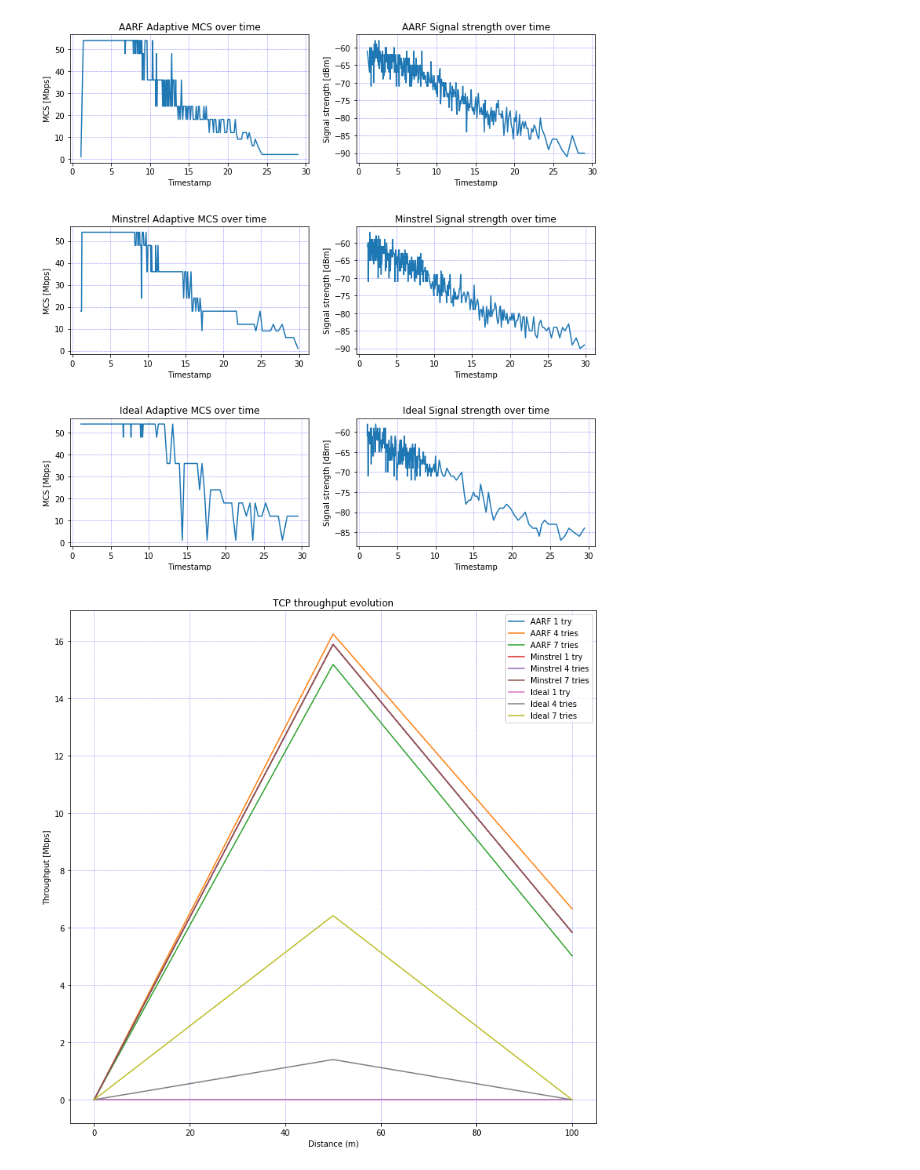
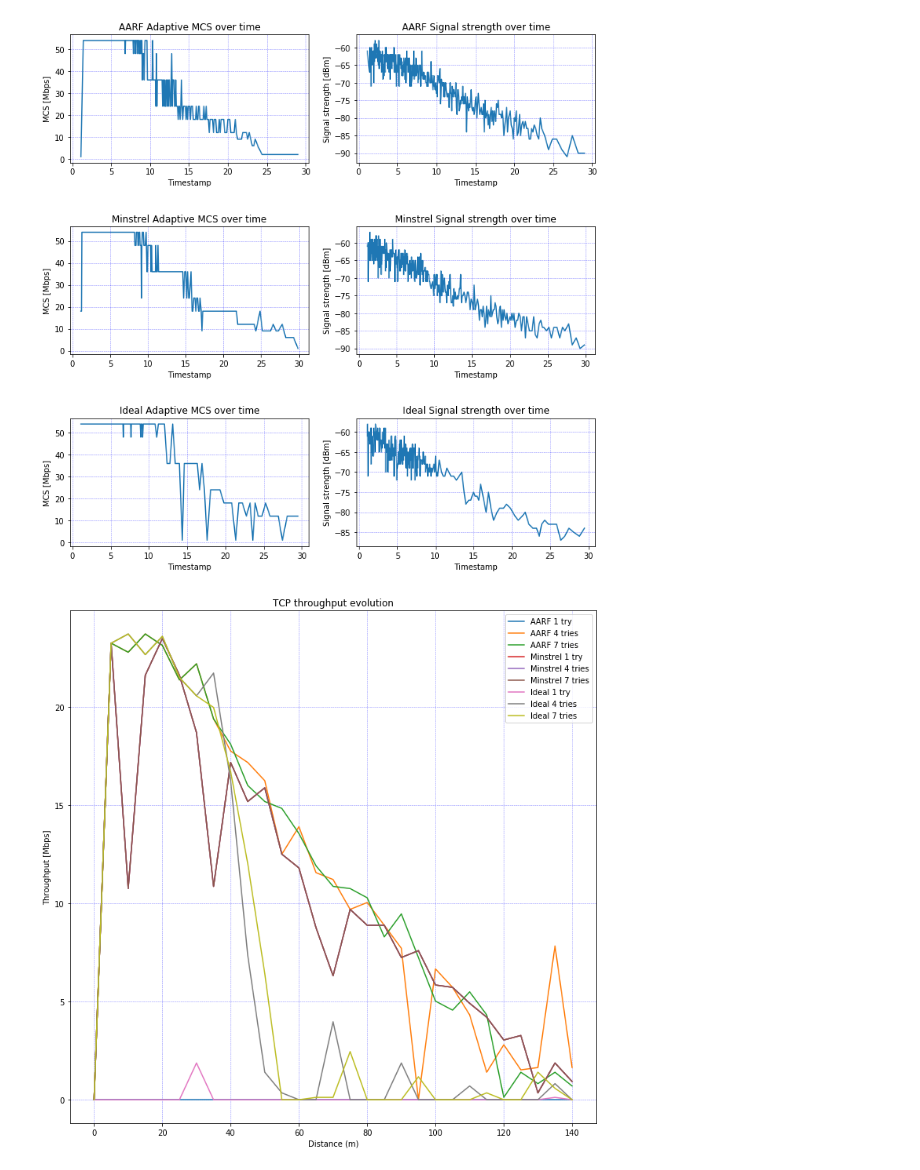
Before and after one commit to isrm-lab/ns3-lab-solutions, a Jupyter notebook: lab6/lab6.ipynb, the cells around one changed output. Drawn from its saved outputs; the diff is of its cells as text; code cells hidden in the pictures.

```diff
--- a/lab6/lab6.ipynb
+++ b/lab6/lab6.ipynb
@@ -159,41 +159,41 @@ def plot_tcp_adaptive_mcs_throughput(
     ax.grid(color='b', alpha=0.5, linestyle='dashed', linewidth=0.5)
     ax.set_xlabel('Distance (m)')
     ax.set_ylabel('Throughput [Mbps]')
     ax.set_title('TCP throughput evolution')
 
-    ax.plot(sim_data_tcp_aarf_1['distance'][::100], sim_data_tcp_aarf_1['throughput'][::100], label='AARF 1 try')
-    ax.plot(sim_data_tcp_aarf_4['distance'][::100], sim_data_tcp_aarf_4['throughput'][::100], label='AARF 4 tries')
-    ax.plot(sim_data_tcp_aarf_7['distance'][::100], sim_data_tcp_aarf_7['throughput'][::100], label='AARF 7 tries')
+    ax.plot(sim_data_tcp_aarf_1['distance'][::10], sim_data_tcp_aarf_1['throughput'][::10], label='AARF 1 try')
+    ax.plot(sim_data_tcp_aarf_4['distance'][::10], sim_data_tcp_aarf_4['throughput'][::10], label='AARF 4 tries')
+    ax.plot(sim_data_tcp_aarf_7['distance'][::10], sim_data_tcp_aarf_7['throughput'][::10], label='AARF 7 tries')
 
-    ax.plot(sim_data_tcp_minstrel_1['distance'][::100], sim_data_tcp_minstrel_1['throughput'][::100], label='Minstrel 1 try')
-    ax.plot(sim_data_tcp_minstrel_4['distance'][::100], sim_data_tcp_minstrel_4['throughput'][::100], label='Minstrel 4 tries')
-    ax.plot(sim_data_tcp_minstrel_7['distance'][::100], sim_data_tcp_minstrel_7['throughput'][::100], label='Minstrel 7 tries')
+    ax.plot(sim_data_tcp_minstrel_1['distance'][::10], sim_data_tcp_minstrel_1['throughput'][::10], label='Minstrel 1 try')
+    ax.plot(sim_data_tcp_minstrel_4['distance'][::10], sim_data_tcp_minstrel_4['throughput'][::10], label='Minstrel 4 tries')
+    ax.plot(sim_data_tcp_minstrel_7['distance'][::10], sim_data_tcp_minstrel_7['throughput'][::10], label='Minstrel 7 tries')
 
-    ax.plot(sim_data_tcp_ideal_1['distance'][::100], sim_data_tcp_ideal_1['throughput'][::100], label='Ideal 1 try')
-    ax.plot(sim_data_tcp_ideal_4['distance'][::100], sim_data_tcp_ideal_4['throughput'][::100], label='Ideal 4 tries')
-    ax.plot(sim_data_tcp_ideal_7['distance'][::100], sim_data_tcp_ideal_7['throughput'][::100], label='Ideal 7 tries')
+    ax.plot(sim_data_tcp_ideal_1['distance'][::10], sim_data_tcp_ideal_1['throughput'][::10], label='Ideal 1 try')
+    ax.plot(sim_data_tcp_ideal_4['distance'][::10], sim_data_tcp_ideal_4['throughput'][::10], label='Ideal 4 tries')
+    ax.plot(sim_data_tcp_ideal_7['distance'][::10], sim_data_tcp_ideal_7['throughput'][::10], label='Ideal 7 tries')
 
     ax.legend()
     plt.savefig('tcp_adaptive_mcs_tput.png')
     plt.show()
 
 
 if __name__ == '__main__':
     plot_throughput_distance_fixed_mcs(
         sim_data_erp_6, sim_data_erp_12, sim_data_erp_24, sim_data_erp_54
     )
     plot_throughput_distance_fixed_and_adaptive_mcs(
         sim_data_erp_6, sim_data_erp_12, sim_data_erp_24, sim_data_erp_54,
         sim_data_erp_aarf, sim_data_erp_minstrel, sim_data_erp_ideal
     )
-    plot_tshark_adaptive_mcs_and_signal_strength(sim_data_tshark, sim_data_tshark_minstrel, sim_data_tshark_ideal)
+    plot_tshark_adaptive_mcs_and_signal_strength(sim_data_tshark_aarf, sim_data_tshark_minstrel, sim_data_tshark_ideal)
     plot_tcp_adaptive_mcs_throughput(
         sim_data_tcp_aarf_1, sim_data_tcp_aarf_4, sim_data_tcp_aarf_7,
         sim_data_tcp_minstrel_1, sim_data_tcp_minstrel_4, sim_data_tcp_minstrel_7,
         sim_data_tcp_ideal_1, sim_data_tcp_ideal_4, sim_data_tcp_ideal_7
     )
 # %% [output]
 [figure]
 [figure]
 [figure]
-[figure, old version]
+[figure, new version]
```
Also changed, not shown: 1 other file.
